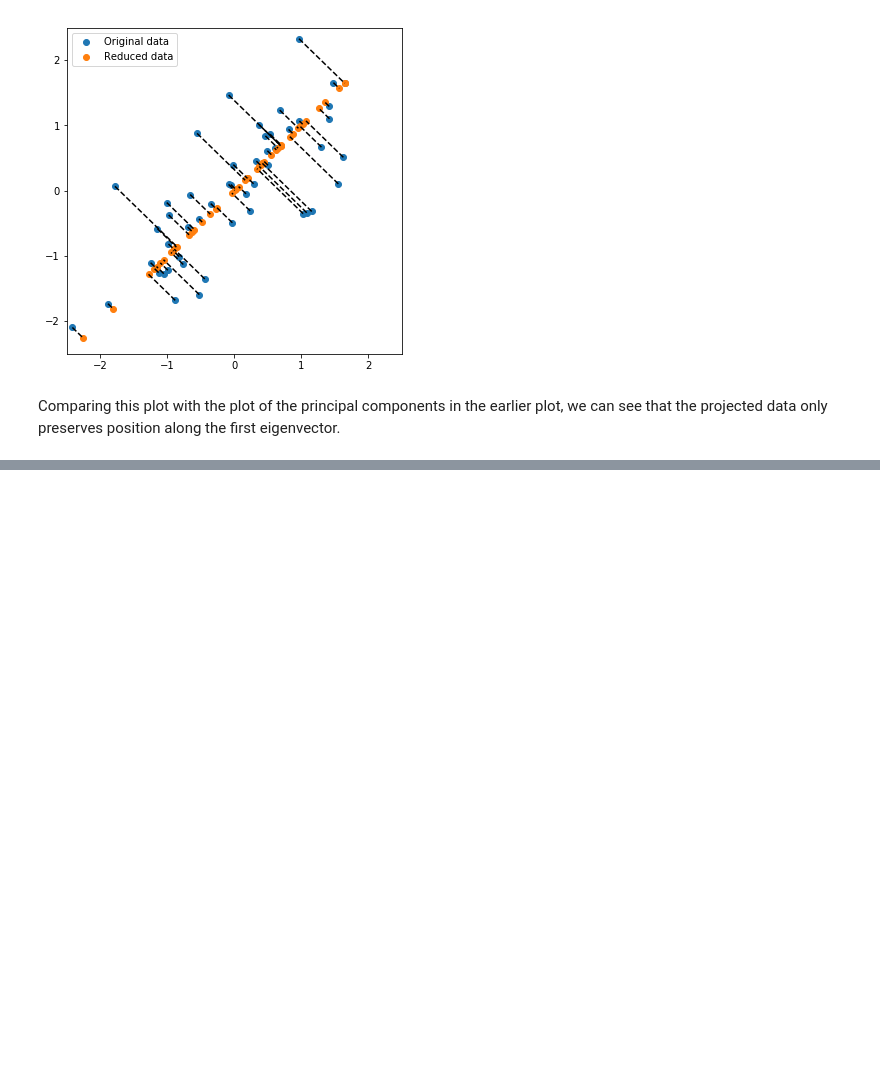
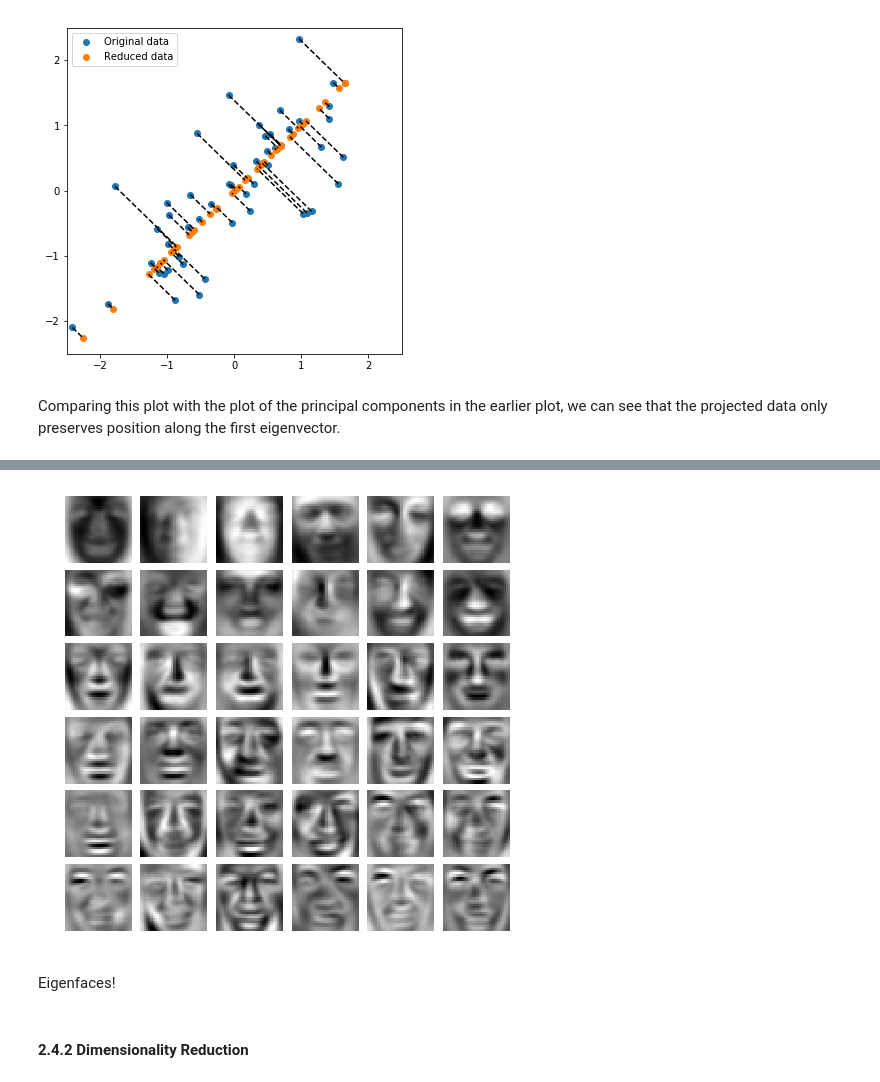
Before and after one commit to ZER-0-NE/Ng_ML, a Jupyter notebook: ex7/7_2_Principal_component_analysis.ipynb, the cells around one changed output, grey strips where cells are left out. Saved outputs shown, nothing was run; the diff lists cells and outputs as text; code cells hidden in the pictures; blank space fills up the shorter version.

```diff
--- a/ex7/7_2_Principal_component_analysis.ipynb
+++ b/ex7/7_2_Principal_component_analysis.ipynb
@@ -172,0 +213,12 @@ Comparing this plot with the plot of the principal components in the earlier plo
+# %%
+X_norm, mu, sigma = feature_normalise(X)
+U, S = pca(X_norm)
+# %%
+# Visualize first 36 eigenvectors (principal components)
+display_data(U[:, :36].T)
+# %% [output]
+[figure, added]
+# %% [markdown]
+Eigenfaces!
+# %% [markdown]
+#### 2.4.2 Dimensionality Reduction
```
Also changed, not shown: parts of 15 cells of this notebook.
